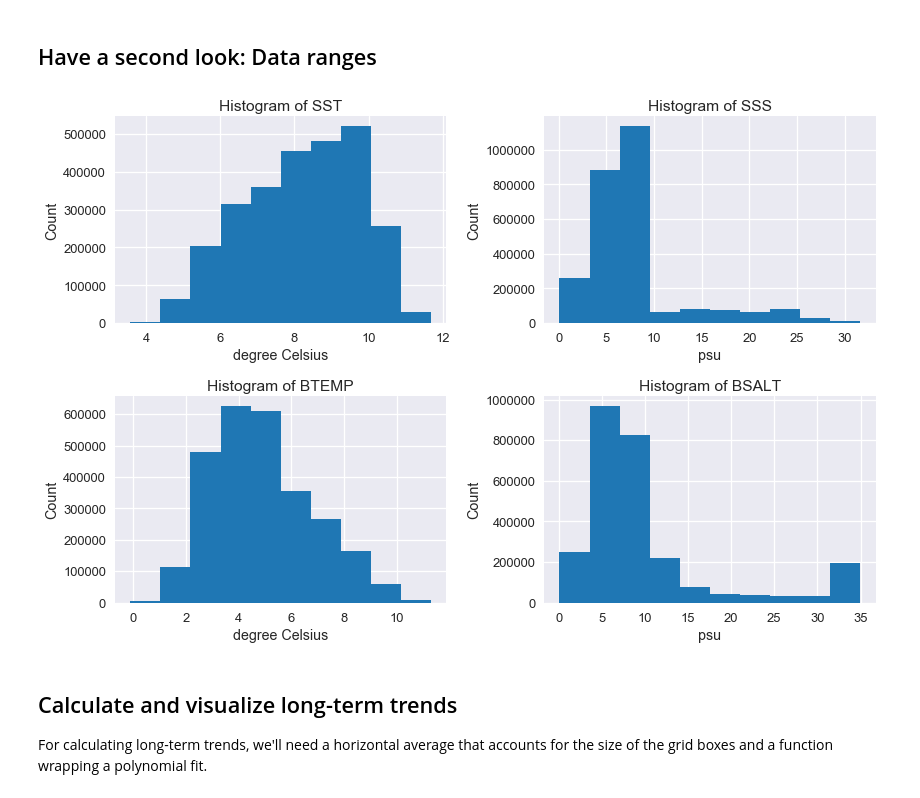
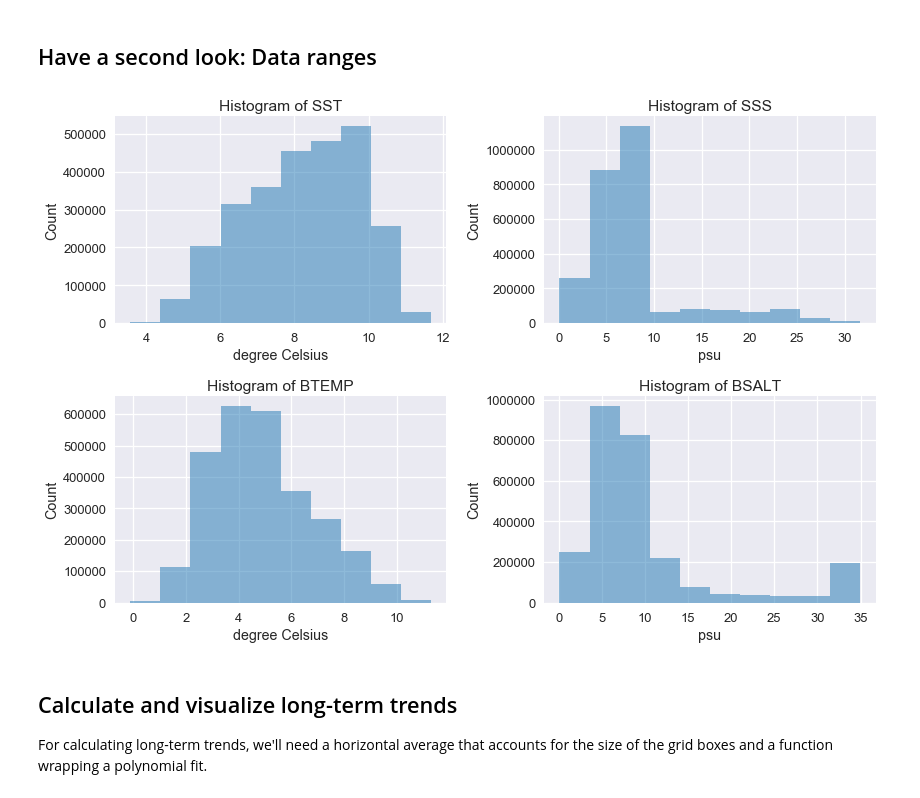
Before and after one commit to geomar-od/python-intro-201804, a Jupyter notebook: solutions/session-02_part-04_read_and_plot_baltic_hydrography_xarray_solution.ipynb, the cells around one changed output. Saved outputs shown, nothing was run; the diff lists cells and outputs as text; code cells hidden in the pictures.

```diff
--- a/solutions/session-02_part-04_read_and_plot_baltic_hydrography_xarray_solution.ipynb
+++ b/solutions/session-02_part-04_read_and_plot_baltic_hydrography_xarray_solution.ipynb
@@ -19,7 +19,7 @@ sns.set_context("talk")
 # %% [markdown]
 ## Then, load the data and crop them to the Baltic Sea
 # %%
-file_name = "data/baltic_hydrography/INSPIRE_1979_2016_annual_oce_surf_and_bottom_hydrograhy.nc"
+file_name = "../data/baltic_hydrography/INSPIRE_1979_2016_annual_oce_surf_and_bottom_hydrograhy.nc"
 
 ds = xr.open_dataset(file_name)
 
@@ -51,17 +51,18 @@ ds.SST.mean("time").plot(size=7);
 # %%
 fig, ax = plt.subplots(2, 2, figsize=(12, 8))
 
+# iterate over pairs of an ax object and a variable name
 for iter_ax, vname in zip(ax.flat, ["SST", "SSS", "BTEMP", "BSALT"]):
 
     # plot histogram for each variable
-    ds[vname].plot.hist(ax=iter_ax);
+    ds[vname].plot.hist(ax=iter_ax, alpha=0.5);
 
     # add meaning to the horizontal axis
     iter_ax.set_xlabel(ds[vname].units)
 
 fig.tight_layout()
 # %% [output]
-[figure, old version]
+[figure, new version]
 # %% [markdown]
 ## Calculate and visualize long-term trends
 
```
Also changed, not shown: parts of 5 cells of this notebook.
